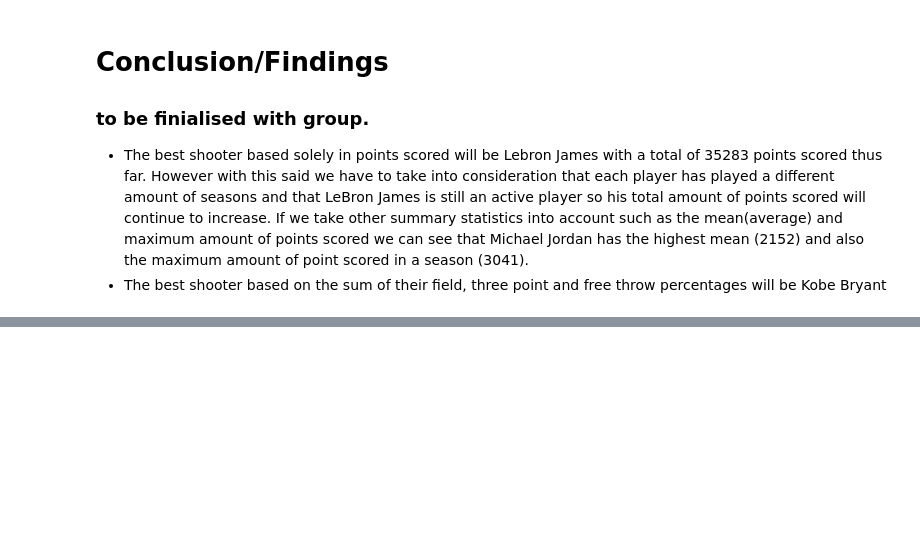
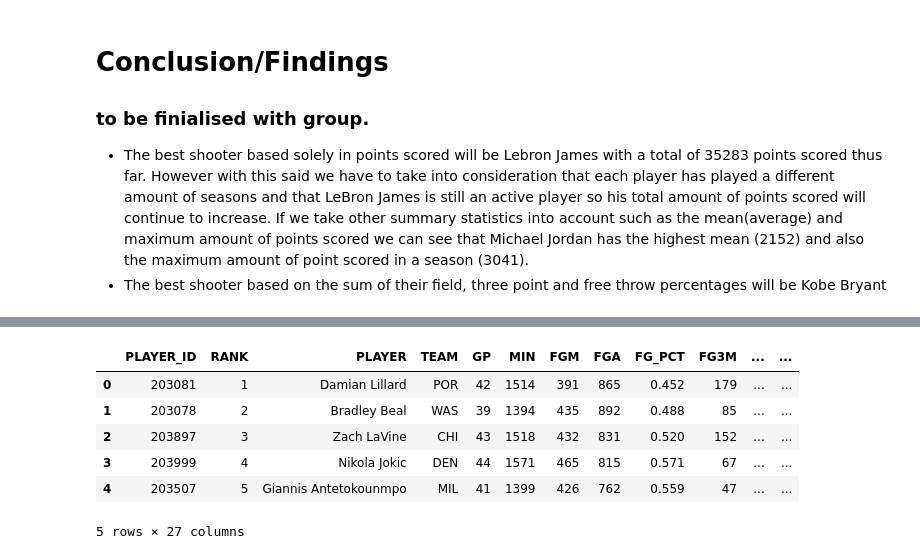
Before and after one commit to Patrick-Holyoake/Group-Project-1, a Jupyter notebook: Group_Project _Final_Master.ipynb, the cells around one changed output, grey strips where cells are left out. Drawn from its saved outputs; the diff is of its cells as text; code cells hidden in the pictures; blank space fills up the shorter version.

```diff
--- a/Group_Project _Final_with_plot.ipynb
+++ b/Group_Project _Final_Master.ipynb
@@ -386,0 +461,12 @@ fig.show()
+# %%
+data = endpoints.leagueleaders.LeagueLeaders()
+df_league_leaders = data.league_leaders.get_data_frame()
+df_league_leaders.head()
+# %% [output]
+|  | PLAYER_ID | RANK | PLAYER | TEAM | GP | MIN | FGM | FGA | FG_PCT | FG3M | ... | ... |
+| 0 | 203081 | 1 | Damian Lillard | POR | 42 | 1514 | 391 | 865 | 0.452 | 179 | ... | ... |
+| 1 | 203078 | 2 | Bradley Beal | WAS | 39 | 1394 | 435 | 892 | 0.488 | 85 | ... | ... |
+| 2 | 203897 | 3 | Zach LaVine | CHI | 43 | 1518 | 432 | 831 | 0.520 | 152 | ... | ... |
+| 3 | 203999 | 4 | Nikola Jokic | DEN | 44 | 1571 | 465 | 815 | 0.571 | 67 | ... | ... |
+| 4 | 203507 | 5 | Giannis Antetokounmpo | MIL | 41 | 1399 | 426 | 762 | 0.559 | 47 | ... | ... |
+5 rows × 27 columns
```
Also changed, not shown: parts of 8 cells of this notebook.
